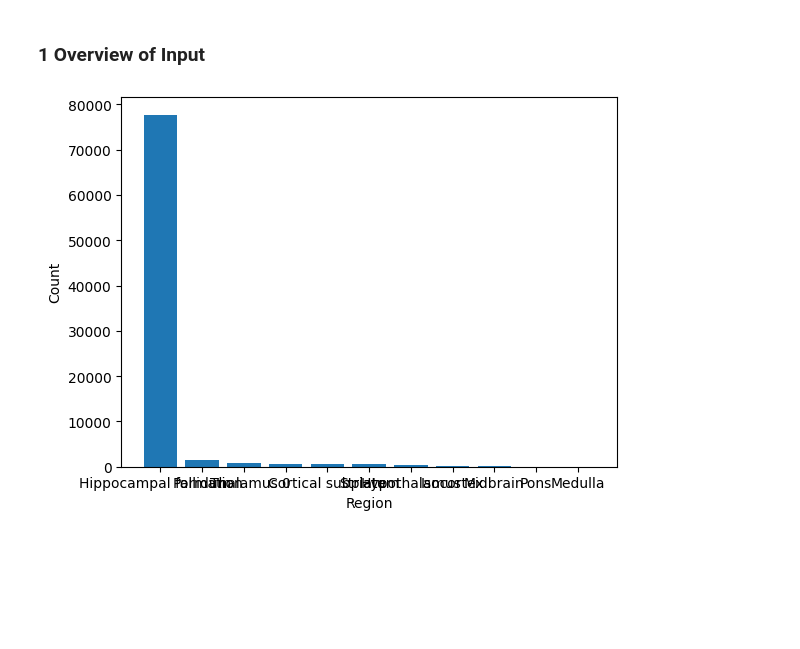
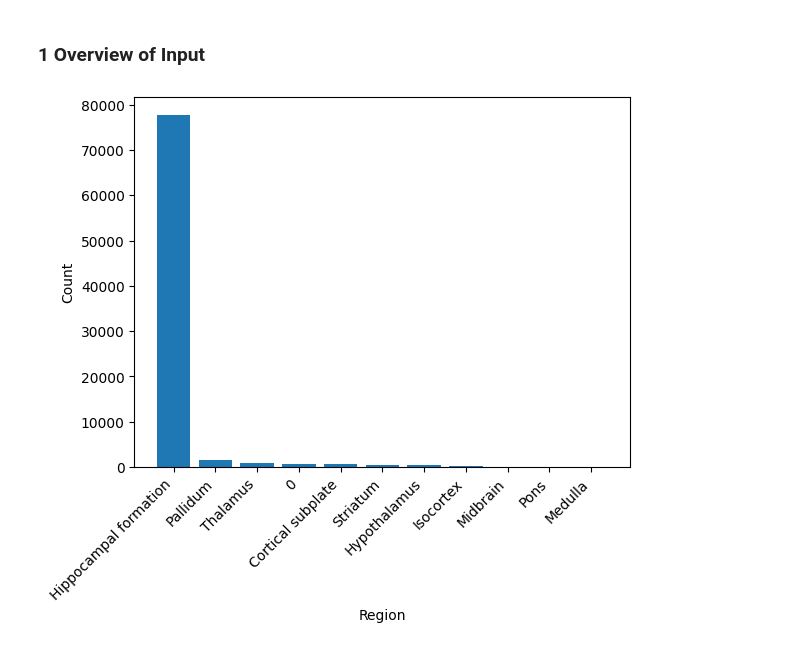
Before and after one commit to Jieunyumm/BiasedConnectivityVS, a Jupyter notebook: Analysis/Input_output.ipynb, the cells around one changed output. Drawn from its saved outputs; the diff is of its cells as text; code cells hidden in the pictures; blank space fills up the shorter version.

```diff
--- a/Analysis/Input_output.ipynb
+++ b/Analysis/Input_output.ipynb
@@ -36,12 +36,14 @@ df_all = pd.concat([df_LH2, df_NAc2, df_PFC2], ignore_index=True)
 # %%
 # Plot histogram
 fig = plt.plot()
 
 counts = df_all['Coarse'].value_counts()
 
 plt.bar(counts.index, counts.values)
 plt.xlabel("Region")
 plt.ylabel("Count")
+plt.xticks(rotation=45, ha="right")
+
 plt.show()
 # %% [output]
-[figure, old version]
+[figure, new version]
```
